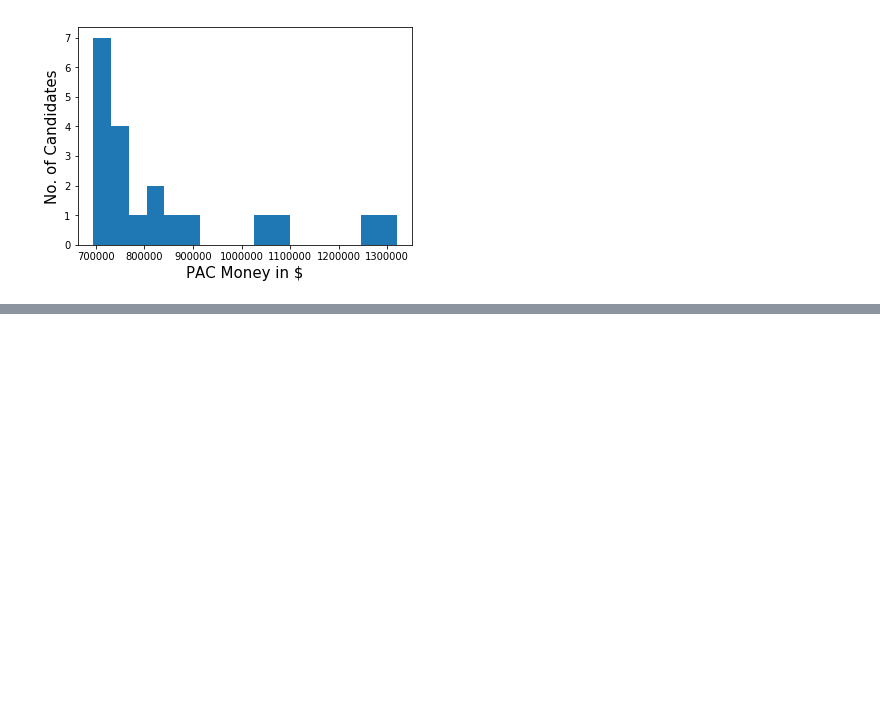
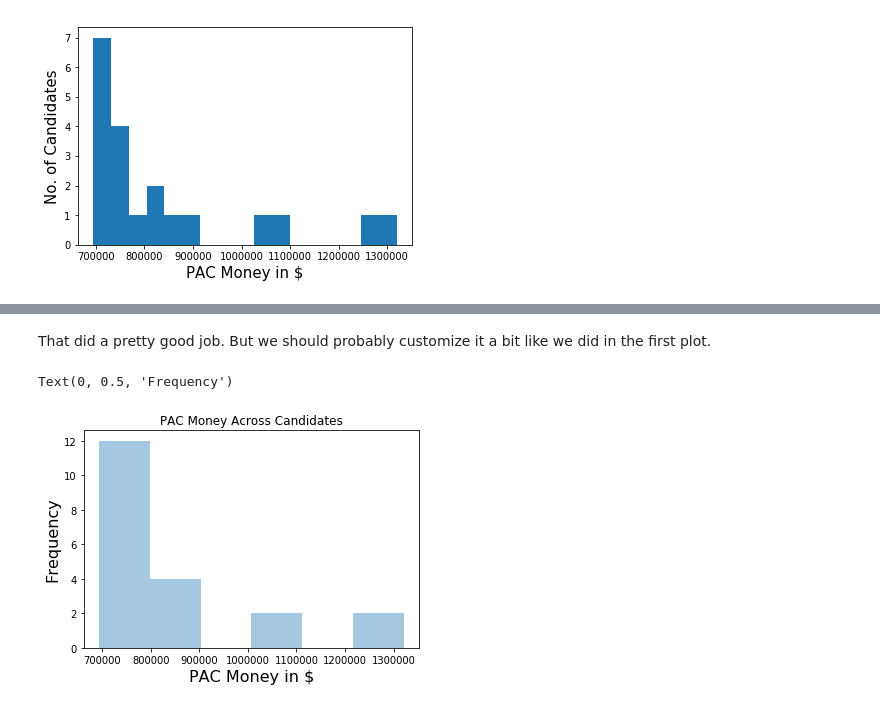
Before and after one commit to remerjohnson/pro-publica-campaign-data, a Jupyter notebook: pro_publica_campaign_data.ipynb, the cells around one changed output, grey strips where cells are left out. Drawn from its saved outputs; the diff is of its cells as text; code cells hidden in the pictures; blank space fills up the shorter version.

```diff
--- a/pro_publica_campaign_data.ipynb
+++ b/pro_publica_campaign_data.ipynb
@@ -124,0 +133,10 @@ Text(0, 0.5, 'No. of Candidates')
+# %% [markdown]
+That did a pretty good job. But we should probably customize it a bit like we did in the first plot.
+# %%
+sns.distplot(df['results__total_from_pacs'], kde=False)
+plt.title('PAC Money Across Candidates', fontsize=12)
+plt.xlabel('PAC Money in $', fontsize=16)
+plt.ylabel('Frequency', fontsize=16)
+# %% [output]
+Text(0, 0.5, 'Frequency')
+[figure, added]
```
Also changed, not shown: parts of 4 cells of this notebook.
